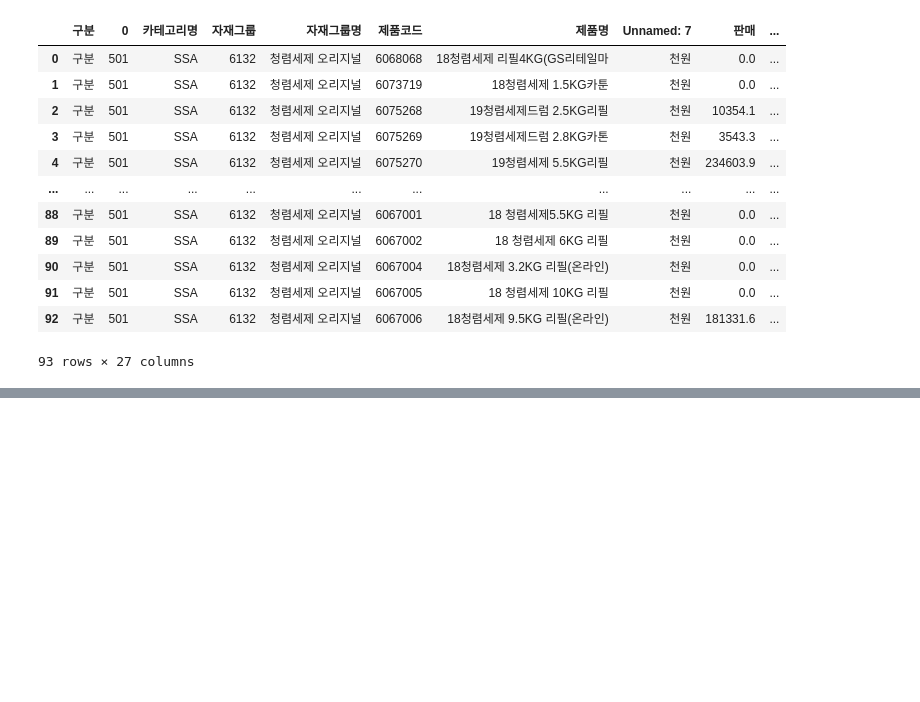
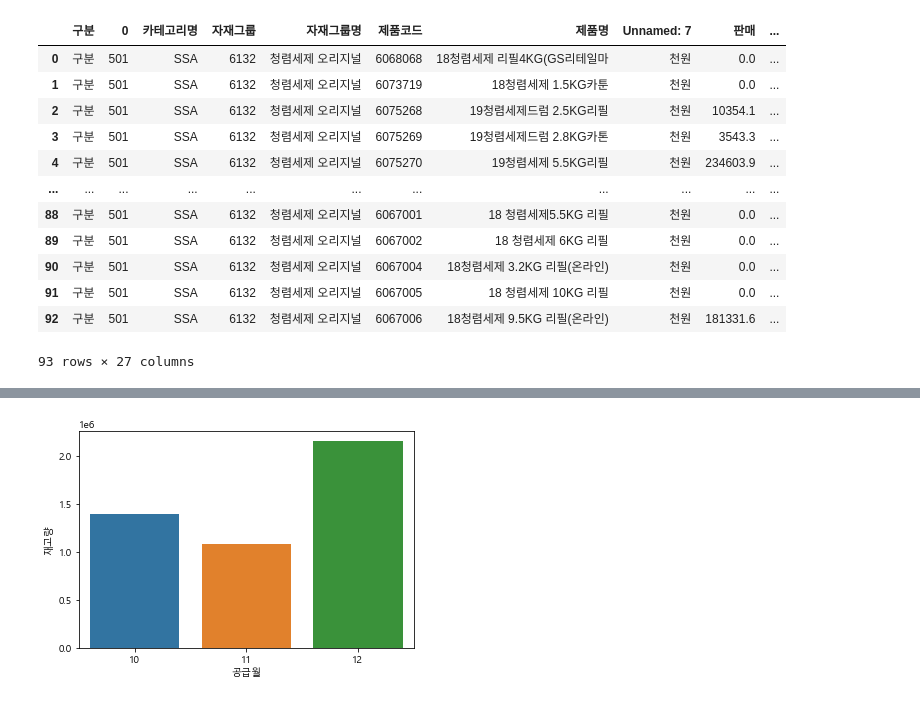
Before and after one commit to korilla2/TIL, a Jupyter notebook: 개인공부/데이터분석2/7.pandas.ipynb, the cells around one changed output, grey strips where cells are left out. Drawn from its saved outputs; the diff is of its cells as text; code cells hidden in the pictures; blank space fills up the shorter version.

```diff
--- a/개인공부/데이터분석2/7.pandas.ipynb
+++ b/개인공부/데이터분석2/7.pandas.ipynb
@@ -20,0 +262,5 @@ df1
+# %%
+sns.barplot(data=df7, x='공급월', y='재고량', ci=None, estimator=sum)
+plt.savefig('img_result.png')
+# %% [output]
+[figure, added]
```
Also changed, not shown: parts of 26 cells of this notebook, 2 other files.
